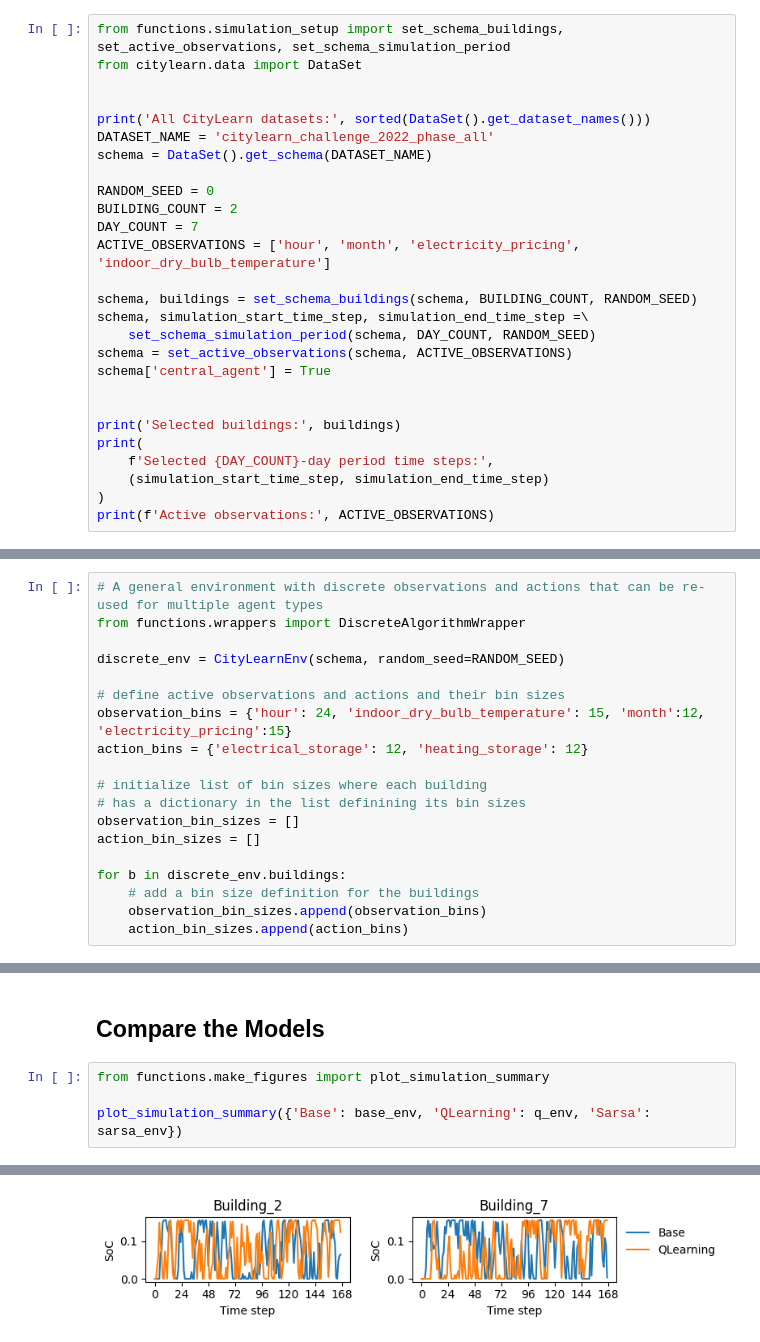
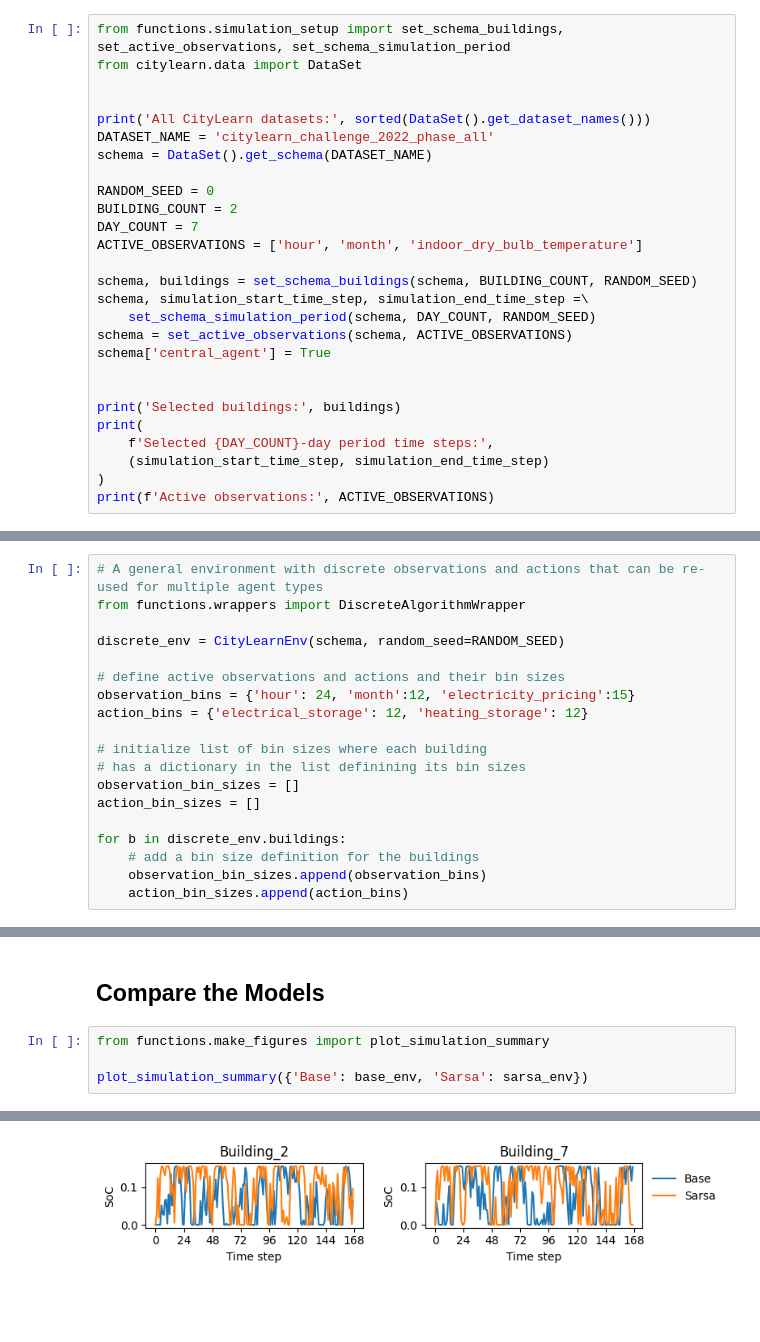
Before and after one commit to CaseyMOwen/Fa24-CS-138-FinalProject, a Jupyter notebook: main.ipynb, the cells around one changed output, grey strips where cells are left out. Cells and saved outputs as stored; diff of their text form; blank space fills up the shorter version.

Commit message:
fix sarsa bug

```diff
--- a/main.ipynb
+++ b/main.ipynb
@@ -12,7 +12,7 @@ schema = DataSet().get_schema(DATASET_NAME)
 RANDOM_SEED = 0
 BUILDING_COUNT = 2
 DAY_COUNT = 7
-ACTIVE_OBSERVATIONS = ['hour', 'month', 'electricity_pricing', 'indoor_dry_bulb_temperature']
+ACTIVE_OBSERVATIONS = ['hour', 'month', 'indoor_dry_bulb_temperature']
 
 schema, buildings = set_schema_buildings(schema, BUILDING_COUNT, RANDOM_SEED)
 schema, simulation_start_time_step, simulation_end_time_step =\
@@ -79,7 +80,7 @@ from functions.wrappers import DiscreteAlgorithmWrapper
 discrete_env = CityLearnEnv(schema, random_seed=RANDOM_SEED)
 
 # define active observations and actions and their bin sizes
-observation_bins = {'hour': 24, 'indoor_dry_bulb_temperature': 15, 'month':12, 'electricity_pricing':15}
+observation_bins = {'hour': 24, 'month':12, 'electricity_pricing':15}
 action_bins = {'electrical_storage': 12, 'heating_storage': 12}
 
 # initialize list of bin sizes where each building
@@ -192,6 +210,6 @@ IndexError: invalid index to scalar variable.
 # %%
 from functions.make_figures import plot_simulation_summary
 
-plot_simulation_summary({'Base': base_env, 'QLearning': q_env, 'Sarsa': sarsa_env})
+plot_simulation_summary({'Base': base_env, 'Sarsa': sarsa_env})
 # %% [output]
 Building-level KPIs:
@@ -201,3 +219,3 @@ Building-level load profiles:
 Battery SoC profiles:
-[figure, old version]
+[figure, new version]
 District-level KPIs:
```
Also changed, not shown: parts of 5 cells of this notebook, 1 other file.
